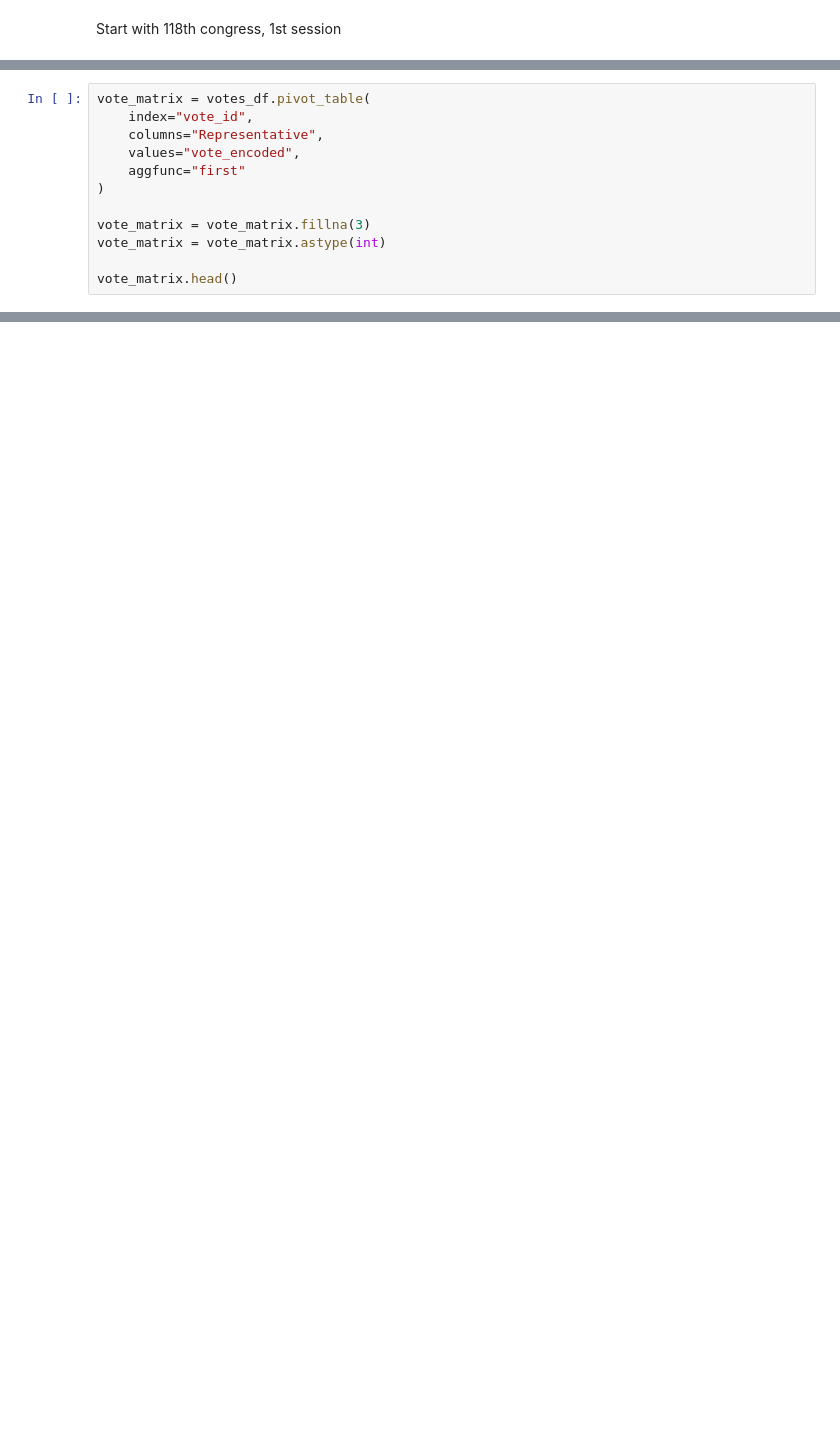
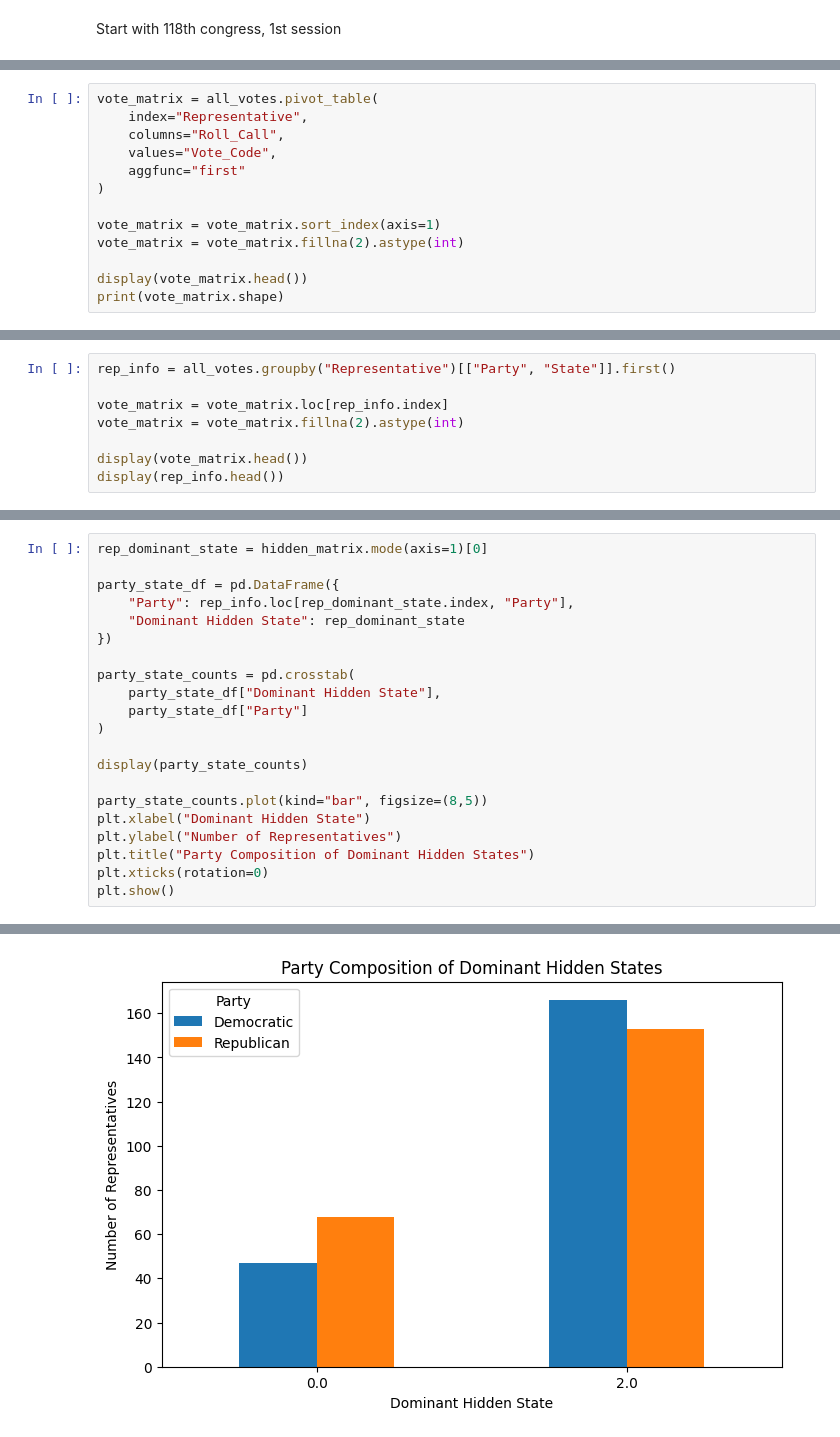
Before and after one commit to dustinlgit/congressional-voting-hmm, a Jupyter notebook: congressional-voting-hmm/voting_hmm_project.ipynb, the cells around one changed output, grey strips where cells are left out. Cells and saved outputs as stored; diff of their text form; blank space fills up the shorter version.

```diff
--- a/congressional-voting-hmm/voting_hmm_project.ipynb
+++ b/congressional-voting-hmm/voting_hmm_project.ipynb
@@ -103,12 +83,13 @@ build the matrix
 # %%
-vote_matrix = votes_df.pivot_table(
-    index="vote_id",
-    columns="Representative",
-    values="vote_encoded",
+vote_matrix = all_votes.pivot_table(
+    index="Representative",
+    columns="Roll_Call",
+    values="Vote_Code",
     aggfunc="first"
 )
 
-vote_matrix = vote_matrix.fillna(3)
-vote_matrix = vote_matrix.astype(int)
+vote_matrix = vote_matrix.sort_index(axis=1)
+vote_matrix = vote_matrix.fillna(2).astype(int)
 
-vote_matrix.head()
+display(vote_matrix.head())
+print(vote_matrix.shape)
@@ -116,0 +122,8 @@ train the HMM for one rep
+# %%
+rep_info = all_votes.groupby("Representative")[["Party", "State"]].first()
+
+vote_matrix = vote_matrix.loc[rep_info.index]
+vote_matrix = vote_matrix.fillna(2).astype(int)
+
+display(vote_matrix.head())
+display(rep_info.head())
@@ -146,0 +343,22 @@ plt.show()
+# %%
+rep_dominant_state = hidden_matrix.mode(axis=1)[0]
+
+party_state_df = pd.DataFrame({
+    "Party": rep_info.loc[rep_dominant_state.index, "Party"],
+    "Dominant Hidden State": rep_dominant_state
+})
+
+party_state_counts = pd.crosstab(
+    party_state_df["Dominant Hidden State"],
+    party_state_df["Party"]
+)
+
+display(party_state_counts)
+
+party_state_counts.plot(kind="bar", figsize=(8,5))
+plt.xlabel("Dominant Hidden State")
+plt.ylabel("Number of Representatives")
+plt.title("Party Composition of Dominant Hidden States")
+plt.xticks(rotation=0)
+plt.show()
+# %% [output]
@@ -146,0 +369 @@ plt.show()
+[figure, added]
```
Also changed, not shown: parts of 37 cells of this notebook, 7 other files.
